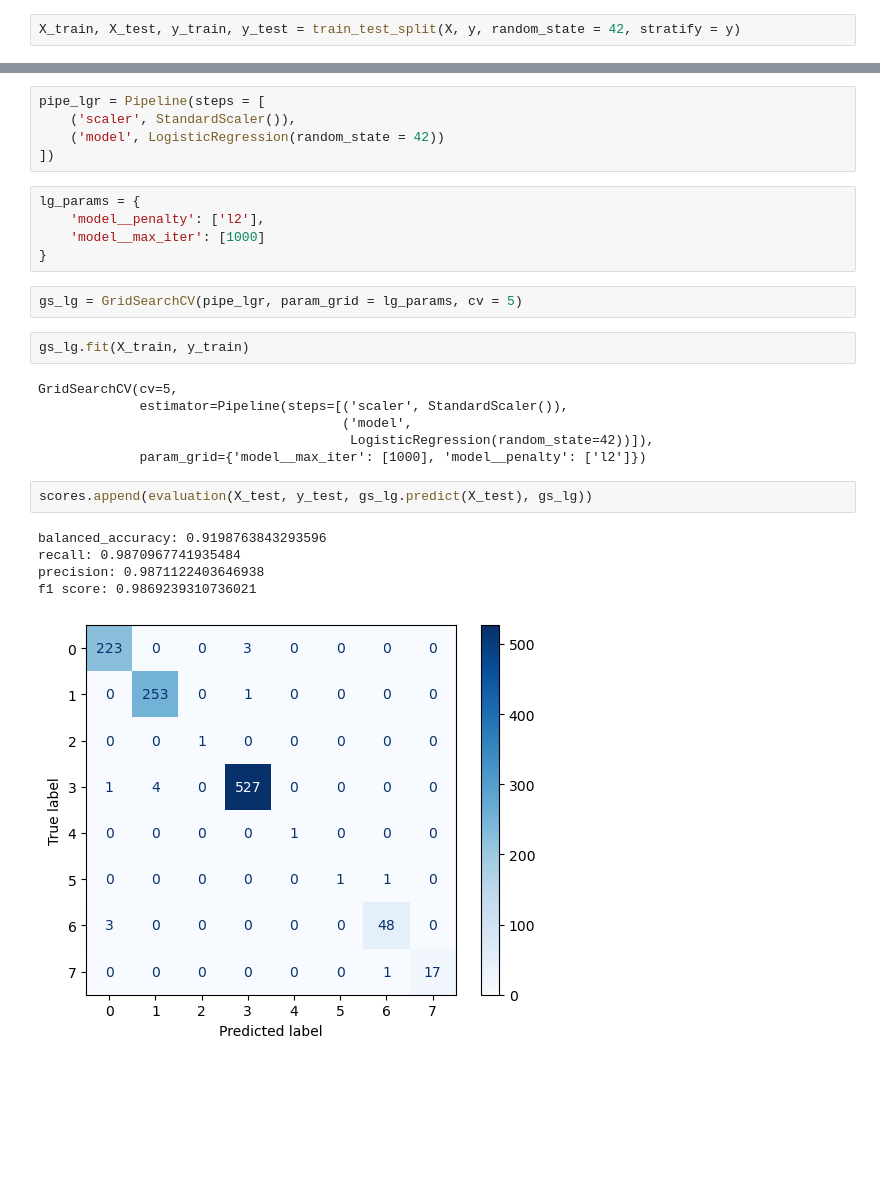
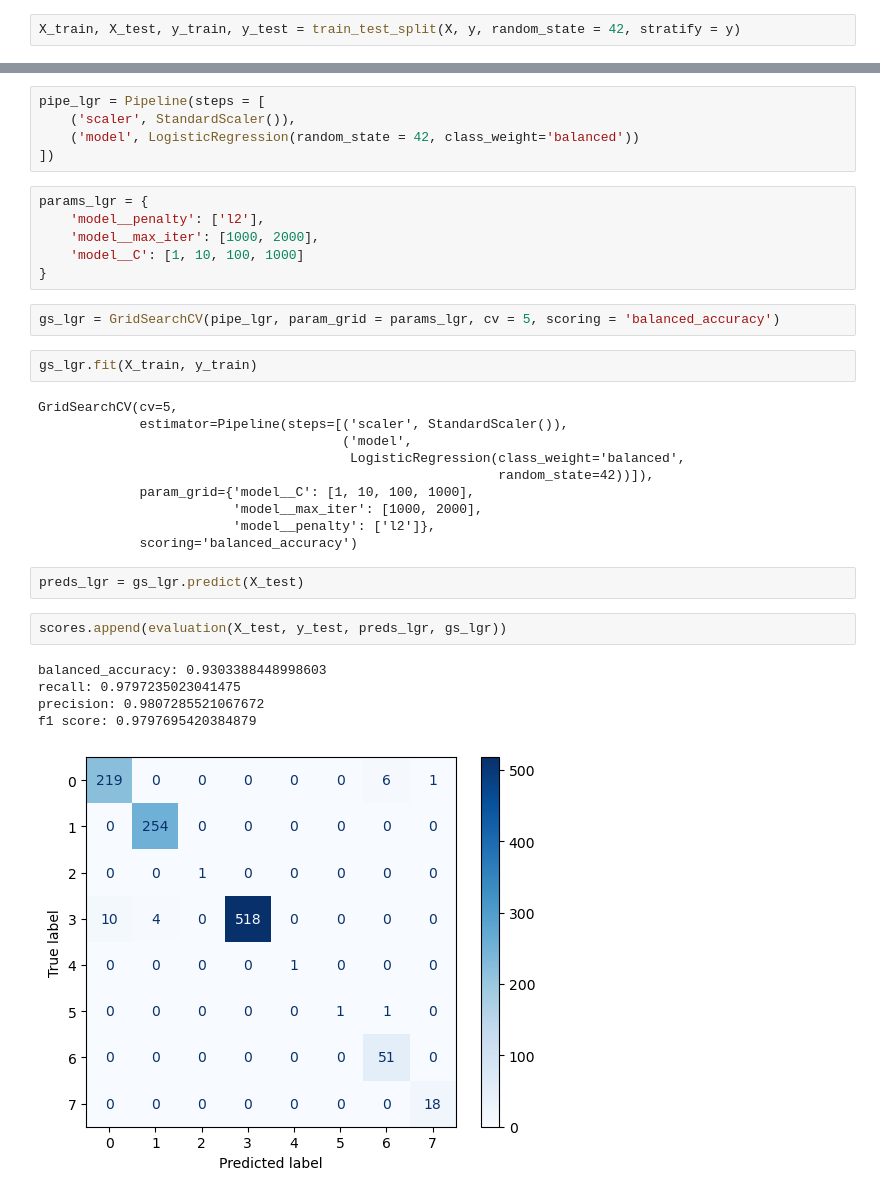
Before and after one commit to blueran21/Customer-Segmentation-in-E-Commerce, a Jupyter notebook: code/4_Customer_Classification.ipynb, the cells around one changed output, grey strips where cells are left out. Drawn from its saved outputs; the diff is of its cells as text; blank space fills up the shorter version.

```diff
--- a/code/4_Customer_Classification.ipynb
+++ b/code/4_Customer_Classification.ipynb
@@ -85,28 +89,35 @@ scores = []
 # %%
 pipe_lgr = Pipeline(steps = [
     ('scaler', StandardScaler()),
-    ('model', LogisticRegression(random_state = 42))
+    ('model', LogisticRegression(random_state = 42, class_weight='balanced'))
 ])
 # %%
-lg_params = {
+params_lgr = {
     'model__penalty': ['l2'],
-    'model__max_iter': [1000]
+    'model__max_iter': [1000, 2000],
+    'model__C': [1, 10, 100, 1000]
 }
 # %%
-gs_lg = GridSearchCV(pipe_lgr, param_grid = lg_params, cv = 5)
+gs_lgr = GridSearchCV(pipe_lgr, param_grid = params_lgr, cv = 5, scoring = 'balanced_accuracy')
 # %%
-gs_lg.fit(X_train, y_train)
+gs_lgr.fit(X_train, y_train)
 # %% [output]
 GridSearchCV(cv=5,
              estimator=Pipeline(steps=[('scaler', StandardScaler()),
                                        ('model',
-                                        LogisticRegression(random_state=42))]),
-             param_grid={'model__max_iter': [1000], 'model__penalty': ['l2']})
+                                        LogisticRegression(class_weight='balanced',
+                                                           random_state=42))]),
+             param_grid={'model__C': [1, 10, 100, 1000],
+                         'model__max_iter': [1000, 2000],
+                         'model__penalty': ['l2']},
+             scoring='balanced_accuracy')
+# %%
+preds_lgr = gs_lgr.predict(X_test)
 # %%
-scores.append(evaluation(X_test, y_test, gs_lg.predict(X_test), gs_lg))
+scores.append(evaluation(X_test, y_test, preds_lgr, gs_lgr))
 # %% [output]
-balanced_accuracy: 0.9198763843293596
-recall: 0.9870967741935484
-precision: 0.9871122403646938
-f1 score: 0.9869239310736021
+balanced_accuracy: 0.9303388448998603
+recall: 0.9797235023041475
+precision: 0.9807285521067672
+f1 score: 0.9797695420384879
-[figure, old version]
+[figure, new version]
```
Also changed, not shown: parts of 34 cells of this notebook, 3 other files.
